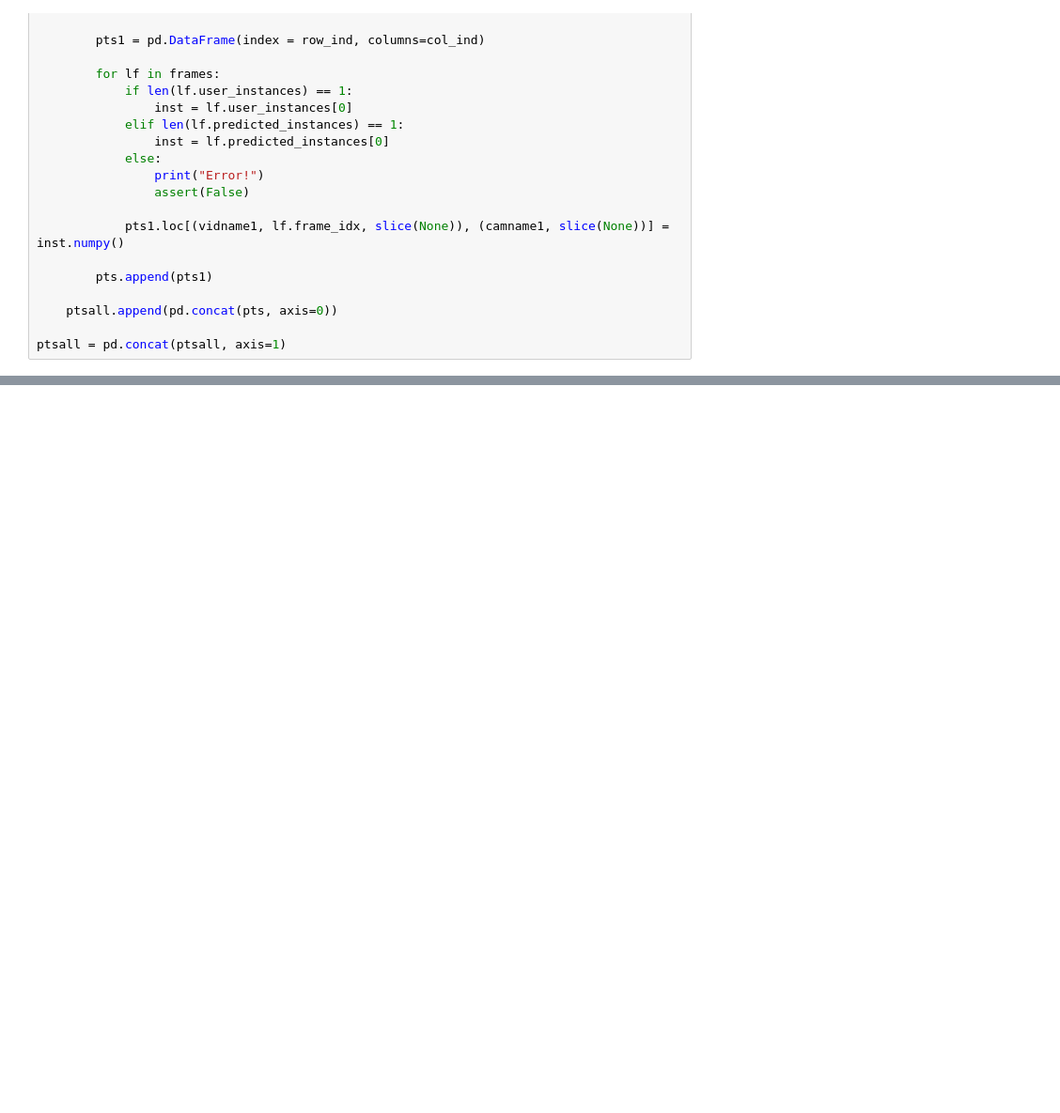
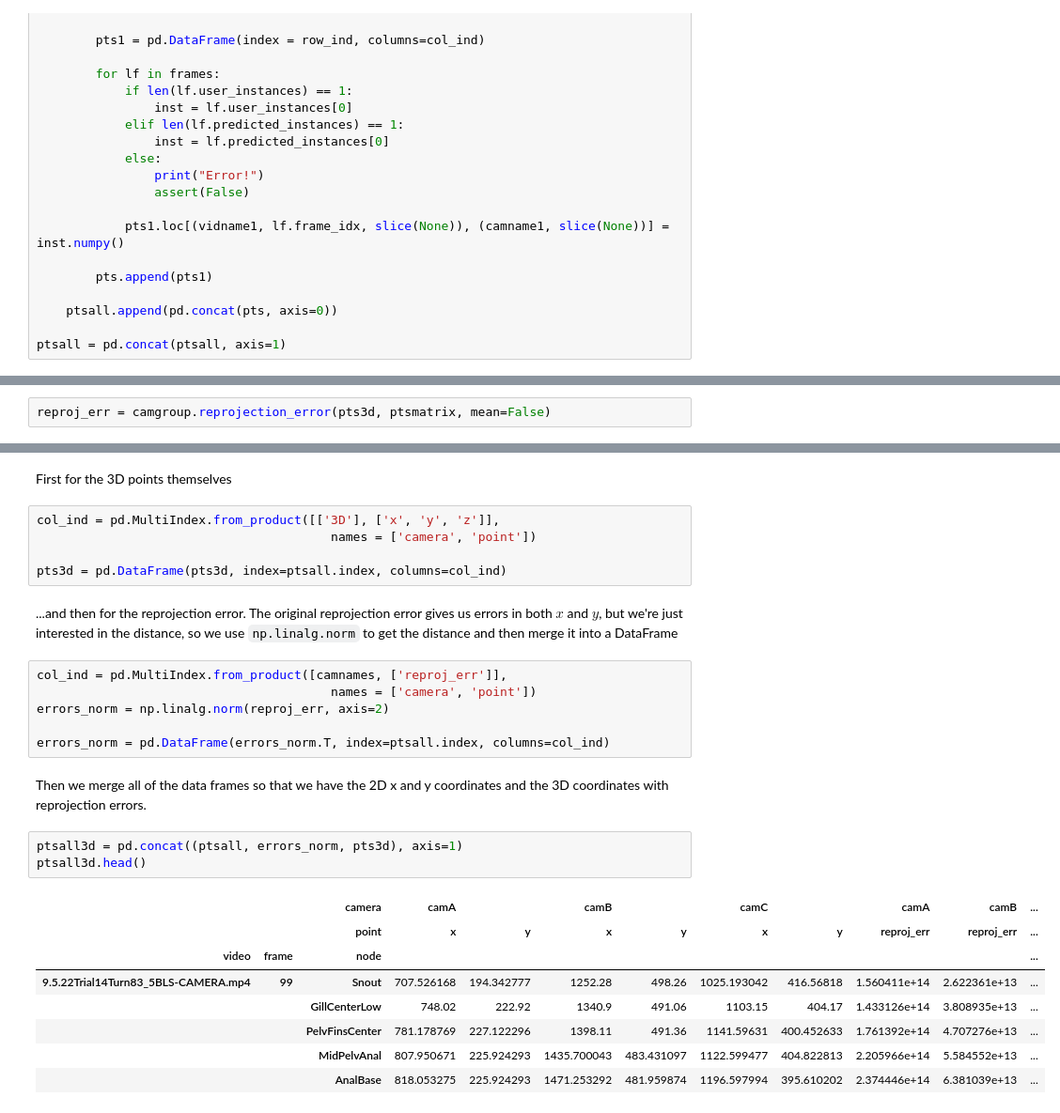
Before and after one commit to tytell/tytell-lab, a Jupyter notebook: triangulate_sleap.ipynb, the cells around one changed output, grey strips where cells are left out. Shown: that part at 94% size. Cells and saved outputs as stored; diff of their text form; blank space fills up the shorter version.

```diff
--- a/triangulate_sleap.ipynb
+++ b/triangulate_sleap.ipynb
@@ -218,0 +229,2 @@ array([[4.87300054e+03, 0.00000000e+00, 6.39500000e+02],
+# %%
+reproj_err = camgroup.reprojection_error(pts3d, ptsmatrix, mean=False)
@@ -218,0 +253,29 @@ array([[4.87300054e+03, 0.00000000e+00, 6.39500000e+02],
+# %% [markdown]
+First for the 3D points themselves
+# %%
+col_ind = pd.MultiIndex.from_product([['3D'], ['x', 'y', 'z']],
+                                        names = ['camera', 'point'])
+
+pts3d = pd.DataFrame(pts3d, index=ptsall.index, columns=col_ind)
+# %% [markdown]
+...and then for the reprojection error. The original reprojection error gives us errors in both $x$ and $y$, but we're just interested in the distance, so we use `np.linalg.norm` to get the distance and then merge it into a DataFrame
+# %%
+col_ind = pd.MultiIndex.from_product([camnames, ['reproj_err']],
+                                        names = ['camera', 'point'])
+errors_norm = np.linalg.norm(reproj_err, axis=2)
+
+errors_norm = pd.DataFrame(errors_norm.T, index=ptsall.index, columns=col_ind)
+# %% [markdown]
+Then we merge all of the data frames so that we have the 2D x and y coordinates and the 3D coordinates with reprojection errors.
+# %%
+ptsall3d = pd.concat((ptsall, errors_norm, pts3d), axis=1)
+ptsall3d.head()
+# %% [output]
+|  |  | camera | camA |  | camB |  | camC |  | camA | camB | ... |
+|  |  | point | x | y | x | y | x | y | reproj_err | reproj_err | ... |
+| video | frame | node |  |  |  |  |  |  |  |  | ... |
+| 9.5.22Trial14Turn83_5BLS-CAMERA.mp4 | 99 | Snout | 707.526168 | 194.342777 | 1252.28 | 498.26 | 1025.193042 | 416.56818 | 1.560411e+14 | 2.622361e+13 | ... |
+|  |  | GillCenterLow | 748.02 | 222.92 | 1340.9 | 491.06 | 1103.15 | 404.17 | 1.433126e+14 | 3.808935e+13 | ... |
+|  |  | PelvFinsCenter | 781.178769 | 227.122296 | 1398.11 | 491.36 | 1141.59631 | 400.452633 | 1.761392e+14 | 4.707276e+13 | ... |
+|  |  | MidPelvAnal | 807.950671 | 225.924293 | 1435.700043 | 483.431097 | 1122.599477 | 404.822813 | 2.205966e+14 | 5.584552e+13 | ... |
+|  |  | AnalBase | 818.053275 | 225.924293 | 1471.253292 | 481.959874 | 1196.597994 | 395.610202 | 2.374446e+14 | 6.381039e+13 | ... |
```
Also changed, not shown: parts of 33 cells of this notebook.
